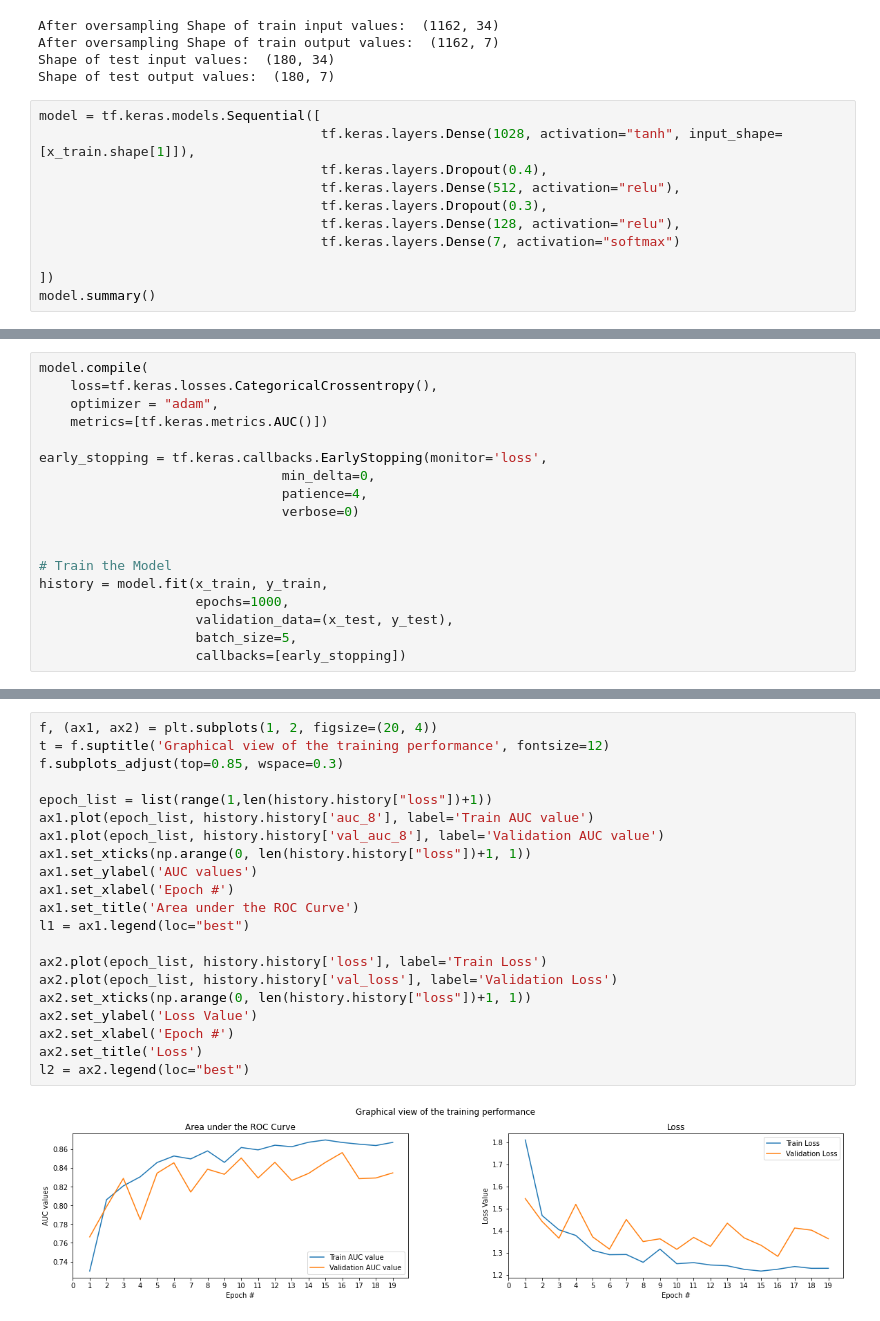
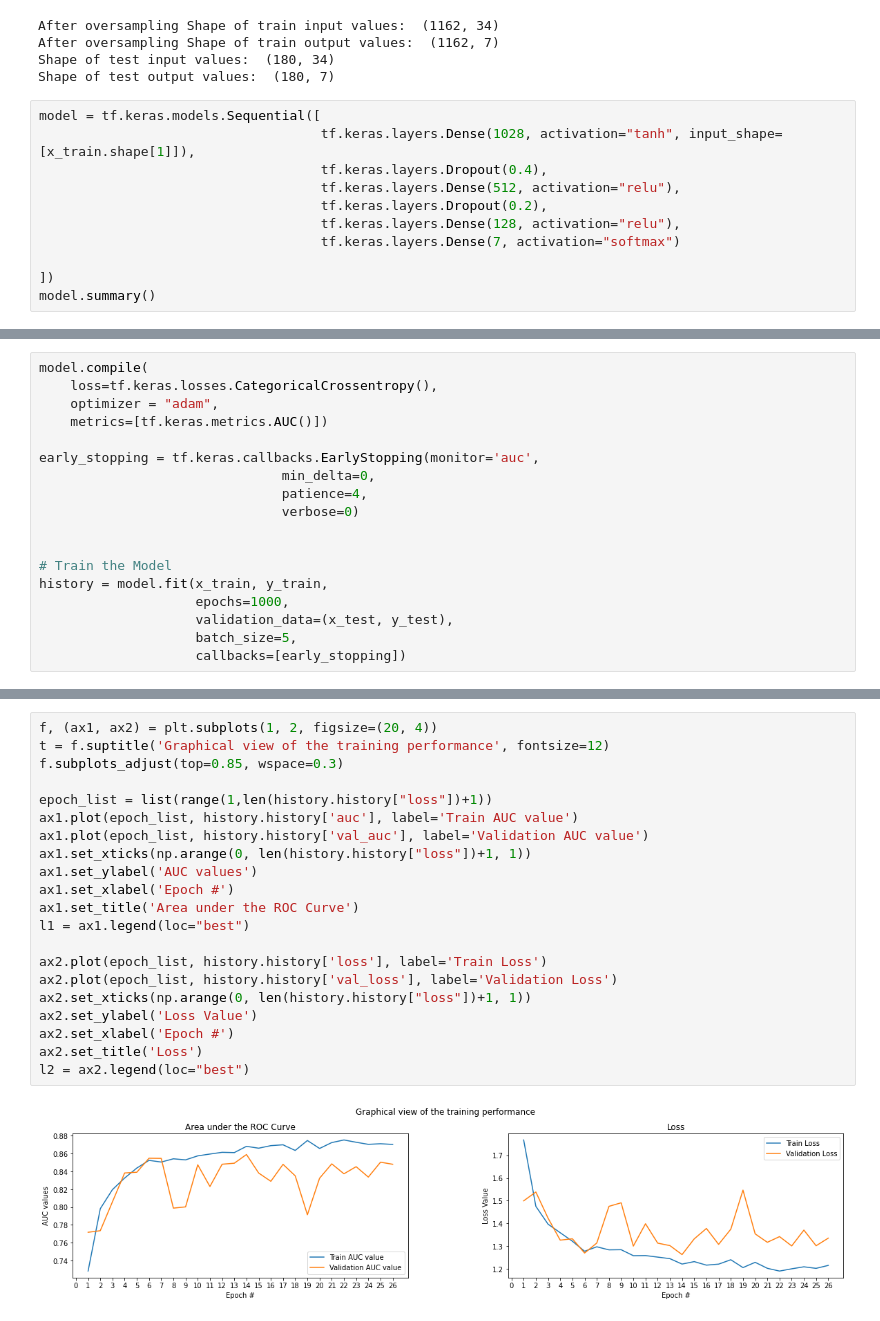
Before and after one commit to MizanMustakim/DataScienceProject_6thSemesterBIT, a Jupyter notebook: dateClassification.ipynb, the cells around one changed output, grey strips where cells are left out. Cells and saved outputs as stored; diff of their text form.

```diff
--- a/dateClassification.ipynb
+++ b/dateClassification.ipynb
@@ -273,7 +273,7 @@ model = tf.keras.models.Sequential([
                                     tf.keras.layers.Dense(1028, activation="tanh", input_shape=[x_train.shape[1]]),
                                     tf.keras.layers.Dropout(0.4),
                                     tf.keras.layers.Dense(512, activation="relu"),
-                                    tf.keras.layers.Dropout(0.3),
+                                    tf.keras.layers.Dropout(0.2),
                                     tf.keras.layers.Dense(128, activation="relu"),
                                     tf.keras.layers.Dense(7, activation="softmax")
 
@@ -303,7 +303,7 @@ model.compile(
     optimizer = "adam",
     metrics=[tf.keras.metrics.AUC()])
 
-early_stopping = tf.keras.callbacks.EarlyStopping(monitor='loss',
+early_stopping = tf.keras.callbacks.EarlyStopping(monitor='auc',
                                min_delta=0,
                                patience=4,
                                verbose=0)
@@ -336,23 +336,23 @@ Epoch 19/1000
 # %%
 f, (ax1, ax2) = plt.subplots(1, 2, figsize=(20, 4))
 t = f.suptitle('Graphical view of the training performance', fontsize=12)
 f.subplots_adjust(top=0.85, wspace=0.3)
 
 epoch_list = list(range(1,len(history.history["loss"])+1))
-ax1.plot(epoch_list, history.history['auc_8'], label='Train AUC value')
-ax1.plot(epoch_list, history.history['val_auc_8'], label='Validation AUC value')
+ax1.plot(epoch_list, history.history['auc'], label='Train AUC value')
+ax1.plot(epoch_list, history.history['val_auc'], label='Validation AUC value')
 ax1.set_xticks(np.arange(0, len(history.history["loss"])+1, 1))
 ax1.set_ylabel('AUC values')
 ax1.set_xlabel('Epoch #')
 ax1.set_title('Area under the ROC Curve')
 l1 = ax1.legend(loc="best")
 
 ax2.plot(epoch_list, history.history['loss'], label='Train Loss')
 ax2.plot(epoch_list, history.history['val_loss'], label='Validation Loss')
 ax2.set_xticks(np.arange(0, len(history.history["loss"])+1, 1))
 ax2.set_ylabel('Loss Value')
 ax2.set_xlabel('Epoch #')
 ax2.set_title('Loss')
 l2 = ax2.legend(loc="best")
 # %% [output]
-[figure, old version]
+[figure, new version]
```
Also changed, not shown: parts of 2 cells of this notebook.
